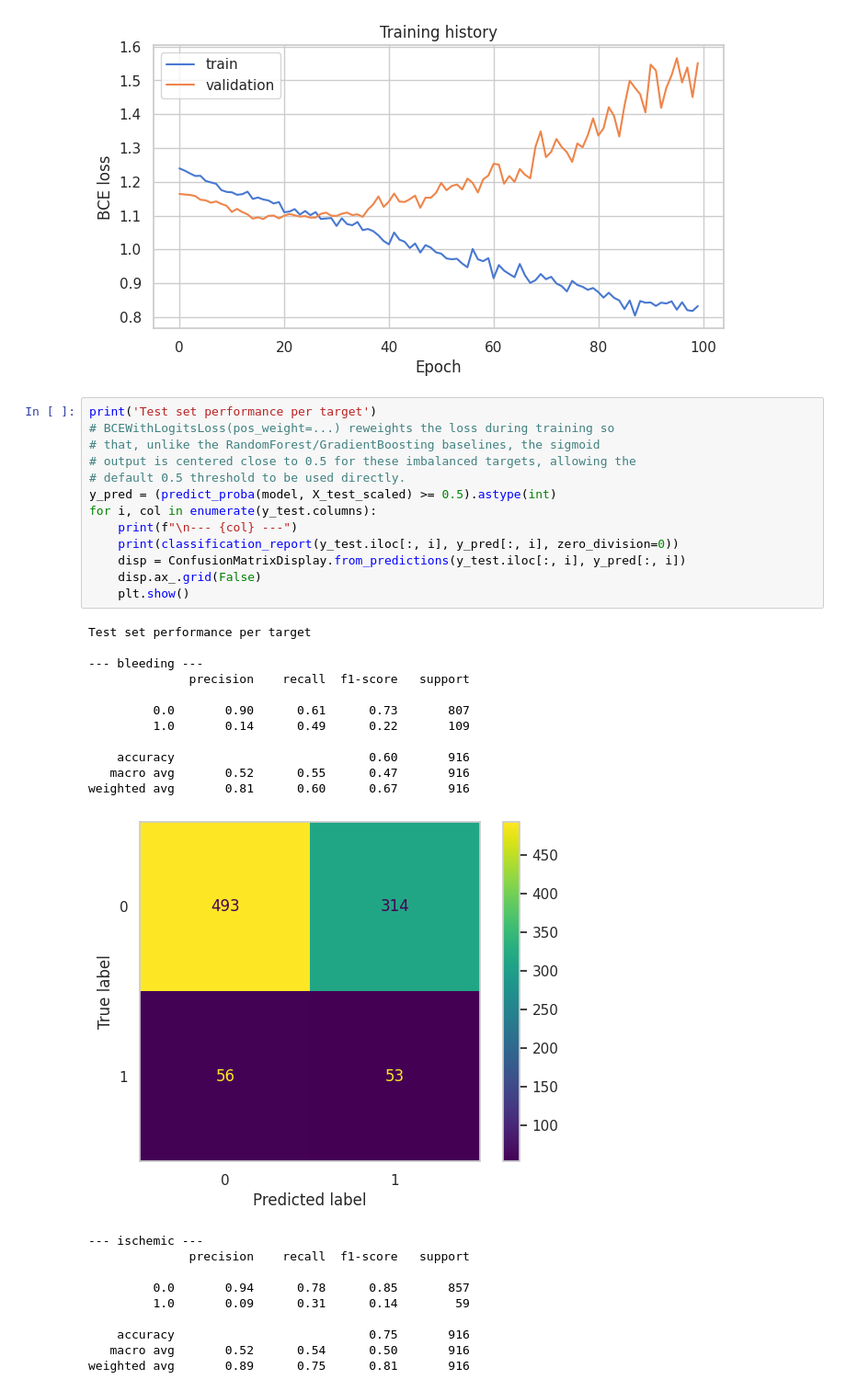
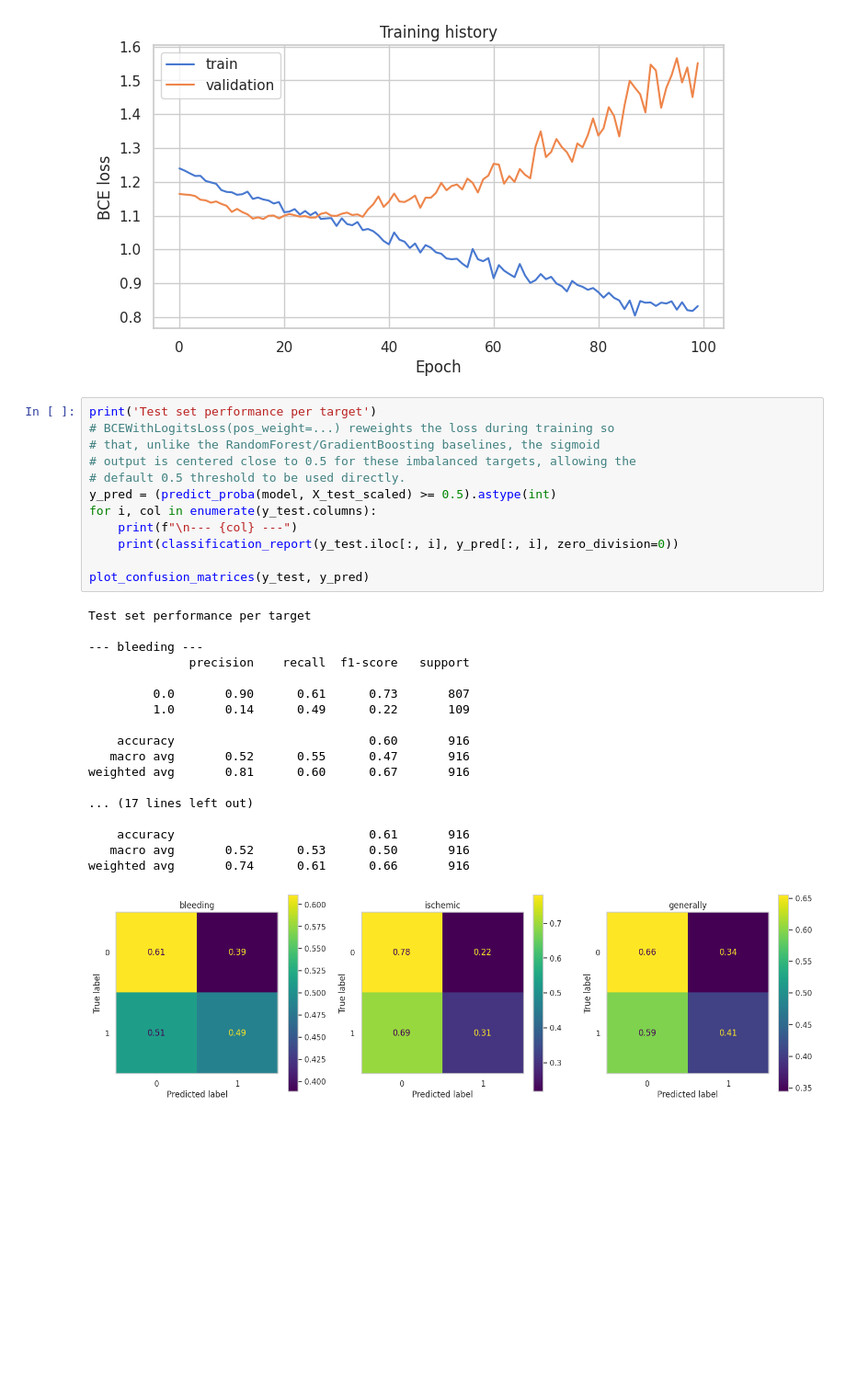
Before and after one commit to TommasoPioda/CATE-estimation-on-the-MASTER-DAPT-trial, a Jupyter notebook: simple_ml_models/bi-class/01_grouped_DL.ipynb, the cells around one changed output. Shown at 92% size. Saved outputs shown, nothing was run; the diff lists cells and outputs as text; blank space fills up the shorter version.

```diff
--- a/simple_ml_models/bi-class/01_grouped_DL.ipynb
+++ b/simple_ml_models/bi-class/01_grouped_DL.ipynb
@@ -260,35 +262,31 @@ plt.show()
 # %%
 print('Test set performance per target')
 # BCEWithLogitsLoss(pos_weight=...) reweights the loss during training so
 # that, unlike the RandomForest/GradientBoosting baselines, the sigmoid
 # output is centered close to 0.5 for these imbalanced targets, allowing the
 # default 0.5 threshold to be used directly.
 y_pred = (predict_proba(model, X_test_scaled) >= 0.5).astype(int)
 for i, col in enumerate(y_test.columns):
     print(f"\n--- {col} ---")
     print(classification_report(y_test.iloc[:, i], y_pred[:, i], zero_division=0))
-    disp = ConfusionMatrixDisplay.from_predictions(y_test.iloc[:, i], y_pred[:, i])
-    disp.ax_.grid(False)
-    plt.show()
+
+plot_confusion_matrices(y_test, y_pred)
 # %% [output]
 Test set performance per target
 
 --- bleeding ---
               precision    recall  f1-score   support
 
          0.0       0.90      0.61      0.73       807
          1.0       0.14      0.49      0.22       109
 
     accuracy                           0.60       916
    macro avg       0.52      0.55      0.47       916
 weighted avg       0.81      0.60      0.67       916
+
+... (17 lines left out)
+
+    accuracy                           0.61       916
+   macro avg       0.52      0.53      0.50       916
+weighted avg       0.74      0.61      0.66       916
-[figure, old version]
+[figure, new version]
---- ischemic ---
-              precision    recall  f1-score   support
-
-         0.0       0.94      0.78      0.85       857
-         1.0       0.09      0.31      0.14        59
-
-    accuracy                           0.75       916
-   macro avg       0.52      0.54      0.50       916
-weighted avg       0.89      0.75      0.81       916
```
Also changed, not shown: parts of 2 cells of this notebook, 7 other files.
